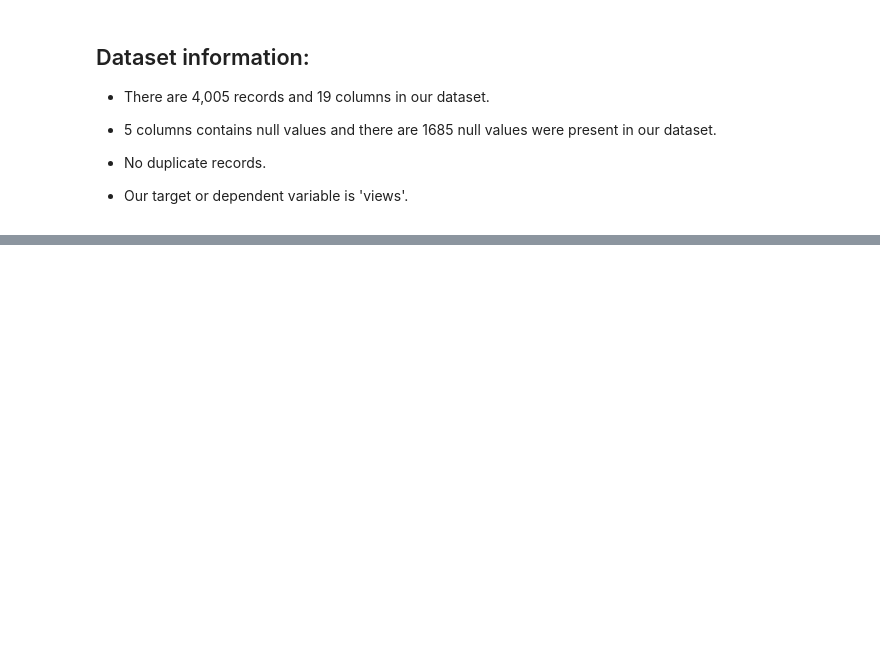
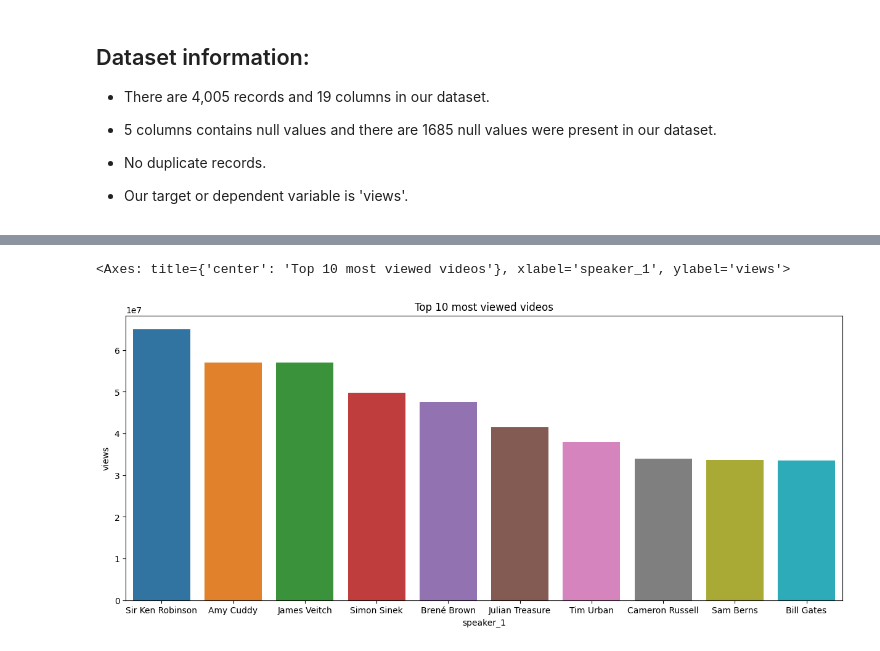
Before and after one commit to Mohamed-Harish-M-123/Capstone-Project-II, a Jupyter notebook: TED_Talks_views_prediction.ipynb, the cells around one changed output, grey strips where cells are left out. Cells and saved outputs as stored; diff of their text form; code cells hidden in the pictures; blank space fills up the shorter version.

Commit message:
updated with most viewed videos data

```diff
--- a/TED_Talks_views_prediction.ipynb
+++ b/TED_Talks_views_prediction.ipynb
@@ -162,6 +159,0 @@ Number of duplicate records in the dataset =  0
-# %%
-# drop URL column as it doesnt have any effect with views
-
-ted_talks_dataframe = ted_talks_dataframe.drop(columns=['url'])
-
-list(ted_talks_dataframe.columns)
@@ -186,0 +160,4 @@ list(ted_talks_dataframe.columns)
+# %%
+# Top ten most viewed videos in our dataset
+mostViewedVideo = ted_talks_dataframe.nlargest(10, ['views'])
+mostViewedVideo[['title', 'speaker_1', 'views']]
@@ -186,0 +176,9 @@ list(ted_talks_dataframe.columns)
+# %%
+# Now let's visualize the above info
+
+plt.figure(figsize = (15,6))
+plt.title('Top 10 most viewed videos')
+sns.barplot(data = mostViewedVideo, x = 'speaker_1', y = 'views')
+# %% [output]
+<Axes: title={'center': 'Top 10 most viewed videos'}, xlabel='speaker_1', ylabel='views'>
+[figure, added]
```
Also changed, not shown: parts of 5 cells of this notebook.
